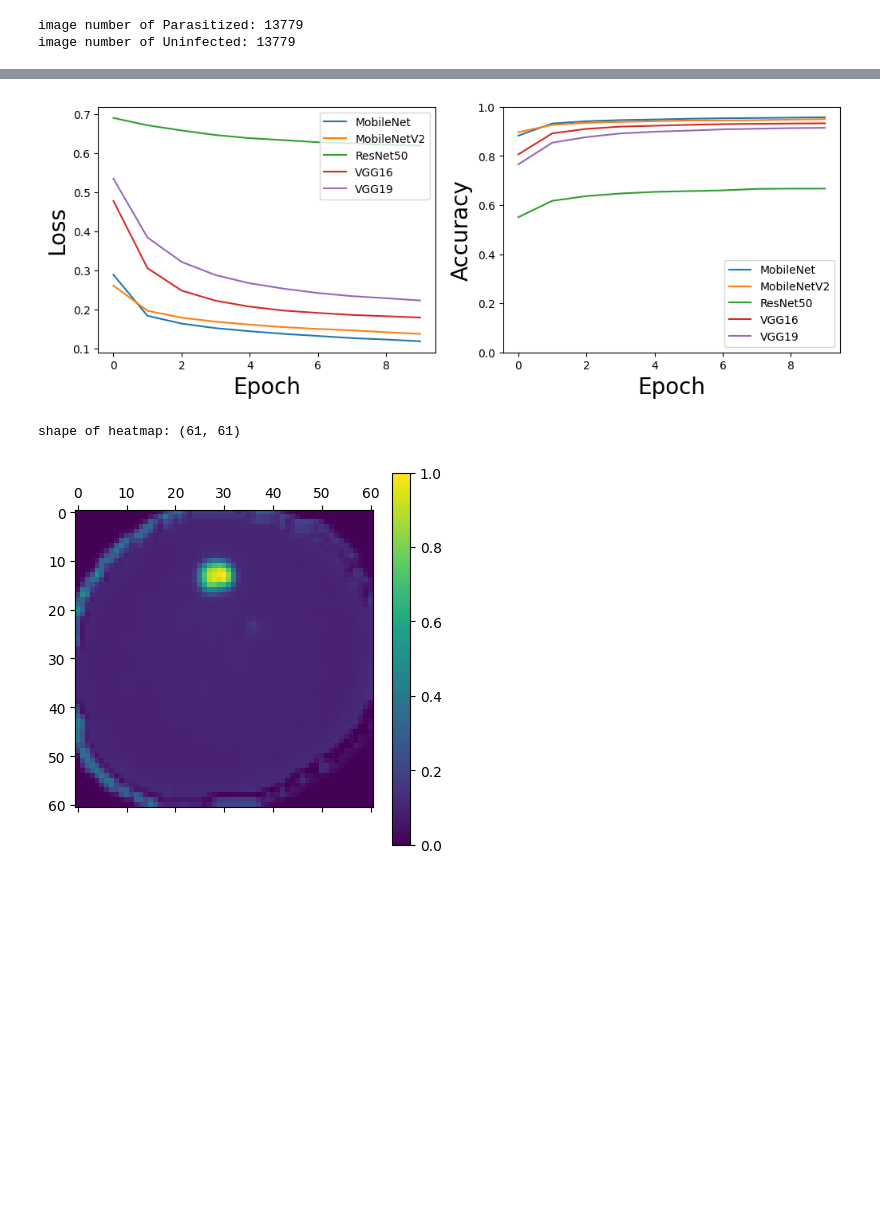
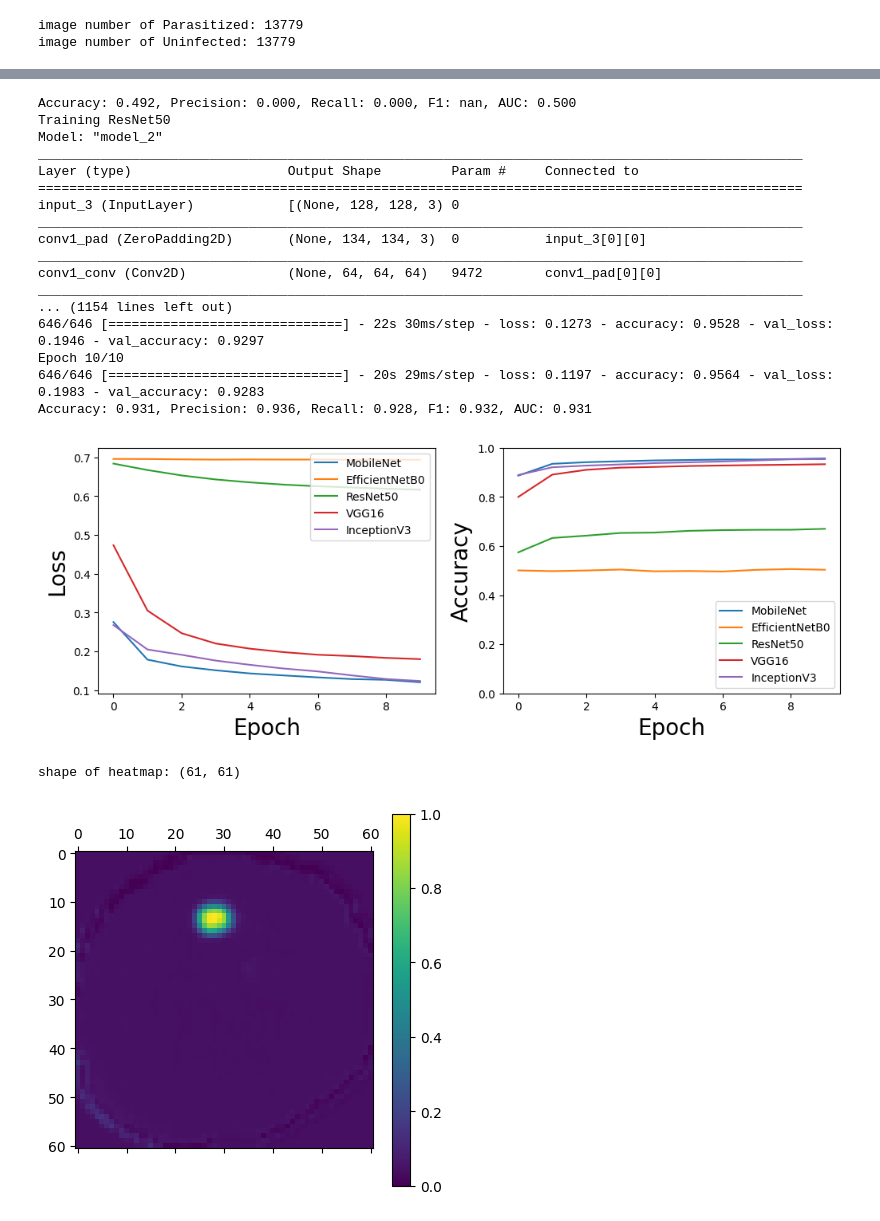
Before and after one commit to mu-you302/homework, a Jupyter notebook: main.ipynb, the cells around one changed output, grey strips where cells are left out. Cells and saved outputs as stored; diff of their text form; code cells hidden in the pictures; blank space fills up the shorter version.

```diff
--- a/main.ipynb
+++ b/main.ipynb
@@ -67,7 +70,7 @@ def plot_train(history, name=""):
     """
     Plot the training history and save"""
     # loss
-    plt.figure(figsize=(12, 5))
+    plt.figure(figsize=(12, 6))
     plt.subplot(1, 2, 1)
     plt.plot(history.history['loss'], label='loss', marker='o', markersize=5)
     plt.plot(history.history['val_loss'], label = 'val_loss', marker="^", markersize=5)
@@ -202,12 +205,12 @@ class AttentionModule(layers.Layer):
 # %%
 # build model
 model = models.Sequential([
-    layers.Conv2D(64, (3, 3), input_shape=(128,128,3)),
+    layers.SeparableConv2D(64, (3, 3), input_shape=(128,128,3)),
     layers.BatchNormalization(),
     layers.ReLU(),
     AttentionModule(64),
     layers.MaxPooling2D((2, 2)),
-    layers.Conv2D(128, (3, 3)),
+    layers.SeparableConv2D(128, (3, 3)),
     layers.BatchNormalization(),
     layers.ReLU(),
     AttentionModule(128),
@@ -215,7 +218,7 @@ model = models.Sequential([
     layers.Dropout(0.5),
     layers.Dense(64, activation='relu'),
     layers.Dense(2, activation='softmax')
-])  # params: 91,952
+])  # params: 21,291
 
 model.compile(optimizer="Adam",
                 loss='sparse_categorical_crossentropy',
@@ -255,12 +258,12 @@ from keras_tuner.tuners import RandomSearch
 
 def build_model(hp):
     model = models.Sequential()
-    model.add(layers.Conv2D(64, (3, 3), input_shape=(128,128,3))),
+    model.add(layers.SeparableConv2D(64, (3, 3), input_shape=(128,128,3))),
     model.add(layers.BatchNormalization()),
     model.add(layers.ReLU()),
     model.add(AttentionModule(64)),
     model.add(layers.MaxPooling2D((2, 2))),
-    model.add(layers.Conv2D(128, (3, 3))),
+    model.add(layers.SeparableConv2D(128, (3, 3))),
     model.add(layers.BatchNormalization()),
     model.add(layers.ReLU()),
     model.add(AttentionModule(128)),
@@ -316,10 +319,10 @@ Accuracy: 0.964, Precision: 0.958, Recall: 0.970, F1: 0.964, AUC: 0.964
 # %%
 ## compare with other models
-from tensorflow.keras.applications import MobileNet, MobileNetV2, ResNet50, VGG16, VGG19
+from tensorflow.keras.applications import MobileNet, EfficientNetB0, ResNet50, VGG16, InceptionV3
 from tensorflow.keras.optimizers import Adam
 
-model_names = ['MobileNet', 'MobileNetV2', 'ResNet50', 'VGG16', 'VGG19']
-base_models = [MobileNet, MobileNetV2, ResNet50, VGG16, VGG19]
+model_names = ['MobileNet', 'EfficientNetB0', 'ResNet50', 'VGG16', 'InceptionV3']
+base_models = [MobileNet, EfficientNetB0, ResNet50, VGG16, InceptionV3]
 base_models = [model(weights='imagenet', include_top=False, input_shape=(128, 128, 3)) for model in base_models]
 
 # frozon base layer
@@ -348,7 +351,7 @@ for i in range(len(model_names)):
     my_evaluate(model, test_set)
 
 # plot models' loss and acc during training and validation
-plt.figure(figsize=(12, 4))
+plt.figure(figsize=(12, 6))
 plt.subplot(1, 2, 1)
 for i in range(len(model_names)):
     plt.plot(historys[i].history['loss'], label=f'{model_names[i]}')
@@ -386,4 +389,21 @@ Accuracy: 0.909, Precision: 0.869, Recall: 0.961, F1: 0.913, AUC: 0.910
+Accuracy: 0.492, Precision: 0.000, Recall: 0.000, F1: nan, AUC: 0.500
+Training ResNet50
+Model: "model_2"
+__________________________________________________________________________________________________
+Layer (type)                    Output Shape         Param #     Connected to
+==================================================================================================
+input_3 (InputLayer)            [(None, 128, 128, 3) 0
+__________________________________________________________________________________________________
+conv1_pad (ZeroPadding2D)       (None, 134, 134, 3)  0           input_3[0][0]
+__________________________________________________________________________________________________
+conv1_conv (Conv2D)             (None, 64, 64, 64)   9472        conv1_pad[0][0]
+__________________________________________________________________________________________________
+... (1154 lines left out)
+646/646 [==============================] - 22s 30ms/step - loss: 0.1273 - accuracy: 0.9528 - val_loss: 0.1946 - val_accuracy: 0.9297
+Epoch 10/10
+646/646 [==============================] - 20s 29ms/step - loss: 0.1197 - accuracy: 0.9564 - val_loss: 0.1983 - val_accuracy: 0.9283
+Accuracy: 0.931, Precision: 0.936, Recall: 0.928, F1: 0.932, AUC: 0.931
-[figure, old version]
+[figure, new version]
 # %%
 ## integrate XAI to process
 import tensorflow.keras.preprocessing.image as kpi
@@ -439,7 +459,7 @@ plt.savefig("figures/heatmap.png", dpi=600)
 plt.show()
 # %% [output]
 shape of heatmap: (61, 61)
-[figure, old version]
+[figure, new version]
 # %%
 from matplotlib import cm
 
```
Also changed, not shown: parts of 9 cells of this notebook, 14 other files.
